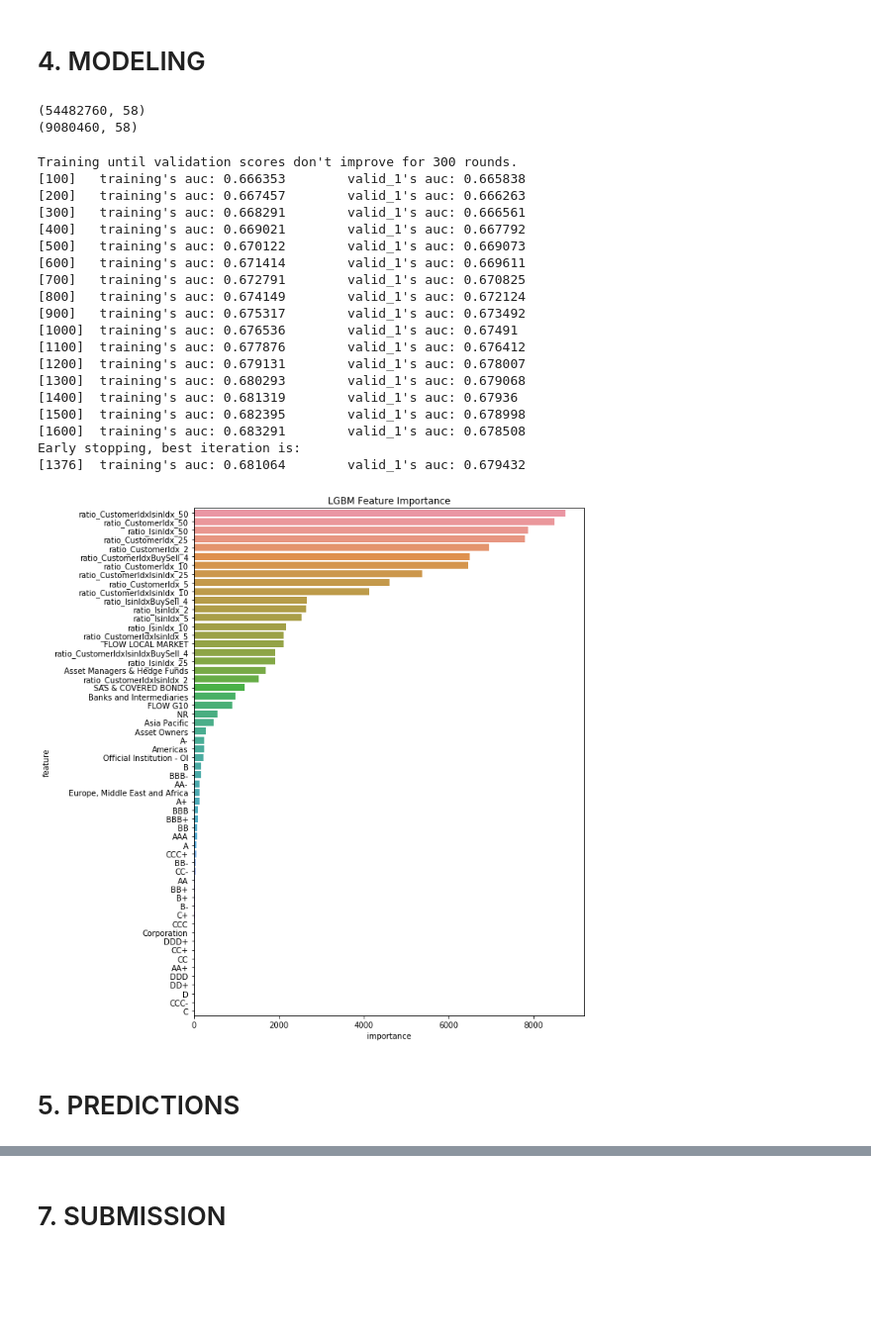
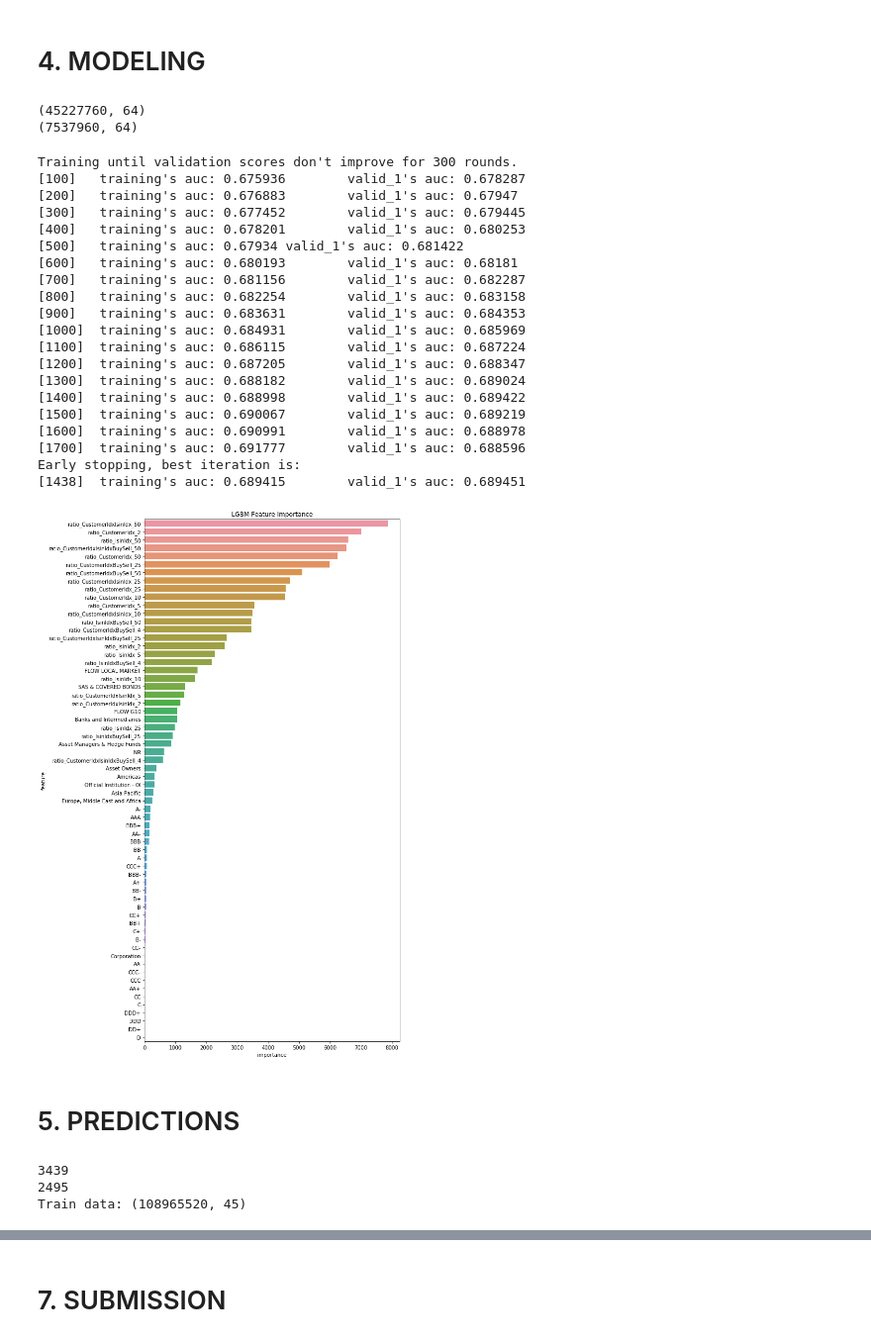
Before and after one commit to kozodoi/DSG_2018_Round1, a Jupyter notebook: codes/code_3_lgb_model.ipynb, the cells around one changed output, grey strips where cells are left out. Shown at 99% size. Cells and saved outputs as stored; diff of their text form; code cells hidden in the pictures; blank space fills up the shorter version.

```diff
--- a/codes/code_3_lgb_model.ipynb
+++ b/codes/code_3_lgb_model.ipynb
@@ -51,0 +42,7 @@ data.head()
+# %%
+# randomly remove 495 customers to be faster
+customers = data.CustomerIdx.unique()
+np.random.shuffle(customers)
+subcust = customers[0:2000]
+data = data[data.CustomerIdx.isin(subcust)]
+print("Train data:", data.shape)
@@ -124,6 +123,14 @@ def compute_all_ratios(train, test):
     test = compute_ratio(train, test, groupby = ["CustomerIdx", "BuySell"],            t = 4)
     test = compute_ratio(train, test, groupby = ["IsinIdx", "BuySell"],                t = 4)
 
+    test = compute_ratio(train, test, groupby = ["CustomerIdx", "IsinIdx", "BuySell"], t = 25)
+    test = compute_ratio(train, test, groupby = ["CustomerIdx", "BuySell"],            t = 25)
+    test = compute_ratio(train, test, groupby = ["IsinIdx", "BuySell"],                t = 25)
+
+    test = compute_ratio(train, test, groupby = ["CustomerIdx", "IsinIdx", "BuySell"], t = 50)
+    test = compute_ratio(train, test, groupby = ["CustomerIdx", "BuySell"],            t = 50)
+    test = compute_ratio(train, test, groupby = ["IsinIdx", "BuySell"],                t = 50)
+
     return test
 # %%
 # computing ratios
@@ -155,8 +163,8 @@ valid = valid[features]
 print(train.shape)
 print(valid.shape)
 # %% [output]
-(54482760, 58)
-(9080460, 58)
+(45227760, 64)
+(7537960, 64)
 # %%
 ### PARAMETERS
 
@@ -191,43 +199,46 @@ gbm = gbm.fit(train, y_train,
 # save number of iterations
 num_iters = gbm.best_iteration_
 
-# 0.673276
-# 0.679432
+# all cases: 0.673276
+# all cases: 0.679432
+# 2k cases:  0.688653
+# 2k + more ratios: 0.689451
 # %% [output]
 Training until validation scores don't improve for 300 rounds.
-[100]   training's auc: 0.666353        valid_1's auc: 0.665838
-[200]   training's auc: 0.667457        valid_1's auc: 0.666263
-[300]   training's auc: 0.668291        valid_1's auc: 0.666561
-[400]   training's auc: 0.669021        valid_1's auc: 0.667792
-[500]   training's auc: 0.670122        valid_1's auc: 0.669073
-[600]   training's auc: 0.671414        valid_1's auc: 0.669611
-[700]   training's auc: 0.672791        valid_1's auc: 0.670825
-[800]   training's auc: 0.674149        valid_1's auc: 0.672124
-[900]   training's auc: 0.675317        valid_1's auc: 0.673492
-[1000]  training's auc: 0.676536        valid_1's auc: 0.67491
-[1100]  training's auc: 0.677876        valid_1's auc: 0.676412
-[1200]  training's auc: 0.679131        valid_1's auc: 0.678007
-[1300]  training's auc: 0.680293        valid_1's auc: 0.679068
-[1400]  training's auc: 0.681319        valid_1's auc: 0.67936
-[1500]  training's auc: 0.682395        valid_1's auc: 0.678998
-[1600]  training's auc: 0.683291        valid_1's auc: 0.678508
+[100]   training's auc: 0.675936        valid_1's auc: 0.678287
+[200]   training's auc: 0.676883        valid_1's auc: 0.67947
+[300]   training's auc: 0.677452        valid_1's auc: 0.679445
+[400]   training's auc: 0.678201        valid_1's auc: 0.680253
+[500]   training's auc: 0.67934 valid_1's auc: 0.681422
+[600]   training's auc: 0.680193        valid_1's auc: 0.68181
+[700]   training's auc: 0.681156        valid_1's auc: 0.682287
+[800]   training's auc: 0.682254        valid_1's auc: 0.683158
+[900]   training's auc: 0.683631        valid_1's auc: 0.684353
+[1000]  training's auc: 0.684931        valid_1's auc: 0.685969
+[1100]  training's auc: 0.686115        valid_1's auc: 0.687224
+[1200]  training's auc: 0.687205        valid_1's auc: 0.688347
+[1300]  training's auc: 0.688182        valid_1's auc: 0.689024
+[1400]  training's auc: 0.688998        valid_1's auc: 0.689422
+[1500]  training's auc: 0.690067        valid_1's auc: 0.689219
+[1600]  training's auc: 0.690991        valid_1's auc: 0.688978
+[1700]  training's auc: 0.691777        valid_1's auc: 0.688596
 Early stopping, best iteration is:
-[1376]  training's auc: 0.681064        valid_1's auc: 0.679432
+[1438]  training's auc: 0.689415        valid_1's auc: 0.689451
 # %%
 ##### VARIABLE IMPORTANCE
 
 # load variable importance
 importance = pd.DataFrame()
 importance["feature"] = features
 importance["importance"] = gbm.feature_importances_
 
 # plot variable importance
-plt.figure(figsize = (10, 10))
+plt.figure(figsize = (10, 15))
 sns.barplot(x = "importance", y = "feature", data = importance.sort_values(by = "importance", ascending = False))
 plt.title('LGBM Feature Importance')
 plt.tight_layout()
 # %% [output]
-[figure, old version]
+[figure, new version]
 # %% [markdown]
 # 5. PREDICTIONS
 # %%
@@ -235,6 +246,19 @@ plt.tight_layout()
 del train, valid
 train = pd.read_csv("../data/prepared/train_new.csv")
 test  = pd.read_csv("../data/prepared/test_new.csv")
+# %%
+# remove customer not present in test set
+# this is just 2m out of 111m observations
+customers = train.CustomerIdx.unique()
+print(len(customers))
+customers = [c for c in customers if c in test.CustomerIdx.unique()]
+print(len(customers))
+train = train[train.CustomerIdx.isin(customers)]
+print("Train data:", train.shape)
+# %% [output]
+3439
+2495
+Train data: (108965520, 45)
 # %%
 # data partitioning
 stats = train[(train["Week"] >= 1) & (train["Week"] <= 50)]
```
Also changed, not shown: parts of 10 cells of this notebook, 1 other file.
